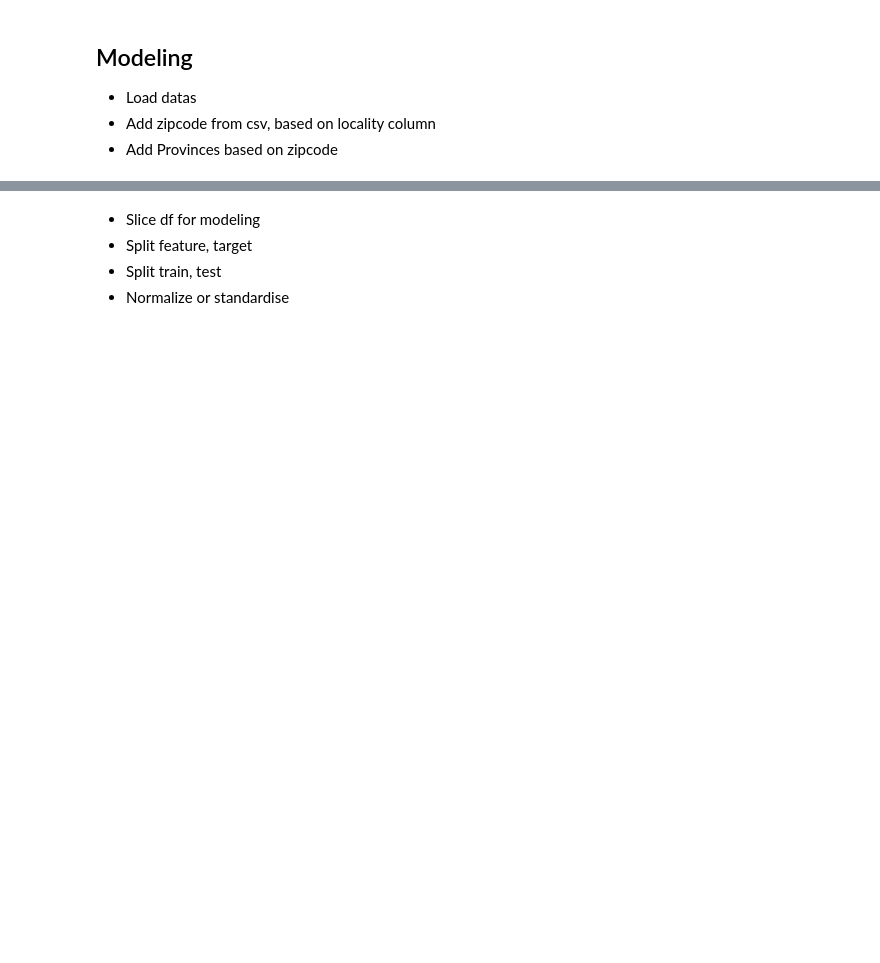
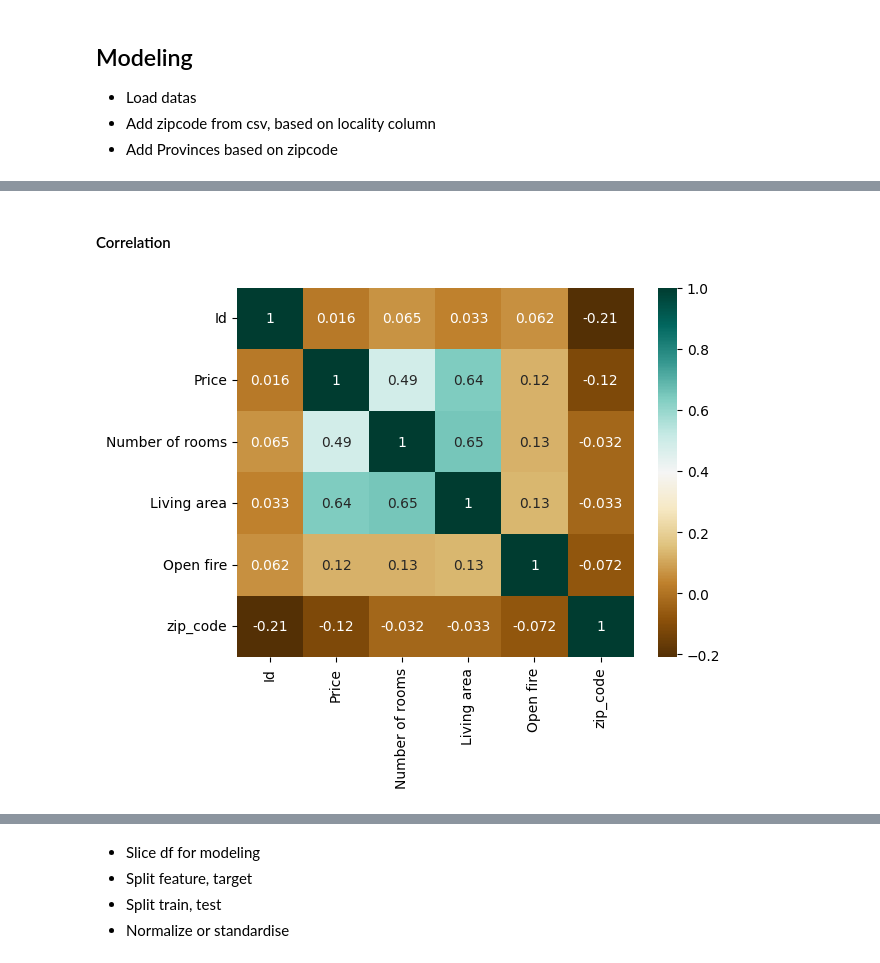
Before and after one commit to Laverdure77/immo_Eliza_Data_Analysis, a Jupyter notebook: Modeling/model.ipynb, the cells around one changed output, grey strips where cells are left out. Cells and saved outputs as stored; diff of their text form; code cells hidden in the pictures; blank space fills up the shorter version.

```diff
--- a/Modeling/model.ipynb
+++ b/Modeling/model.ipynb
@@ -37,3 +41,8 @@ zip_path = "../datas/Postal_codes.csv"
 data = add_zipcode(zip_path, data)
 # Add Province column
 data = add_province(data)
+# Add Region column
+data = add_region(data)
+
+# Explore data
+data.head()
@@ -39,0 +80,7 @@ data = add_province(data)
+# %% [markdown]
+#### Correlation
+# %%
+correlation = data.corr()
+dataplot = sns.heatmap(correlation, cmap="BrBG", annot=True)
+# %% [output]
+[figure, added]
```
Also changed, not shown: parts of 11 cells of this notebook, 1 other file.
